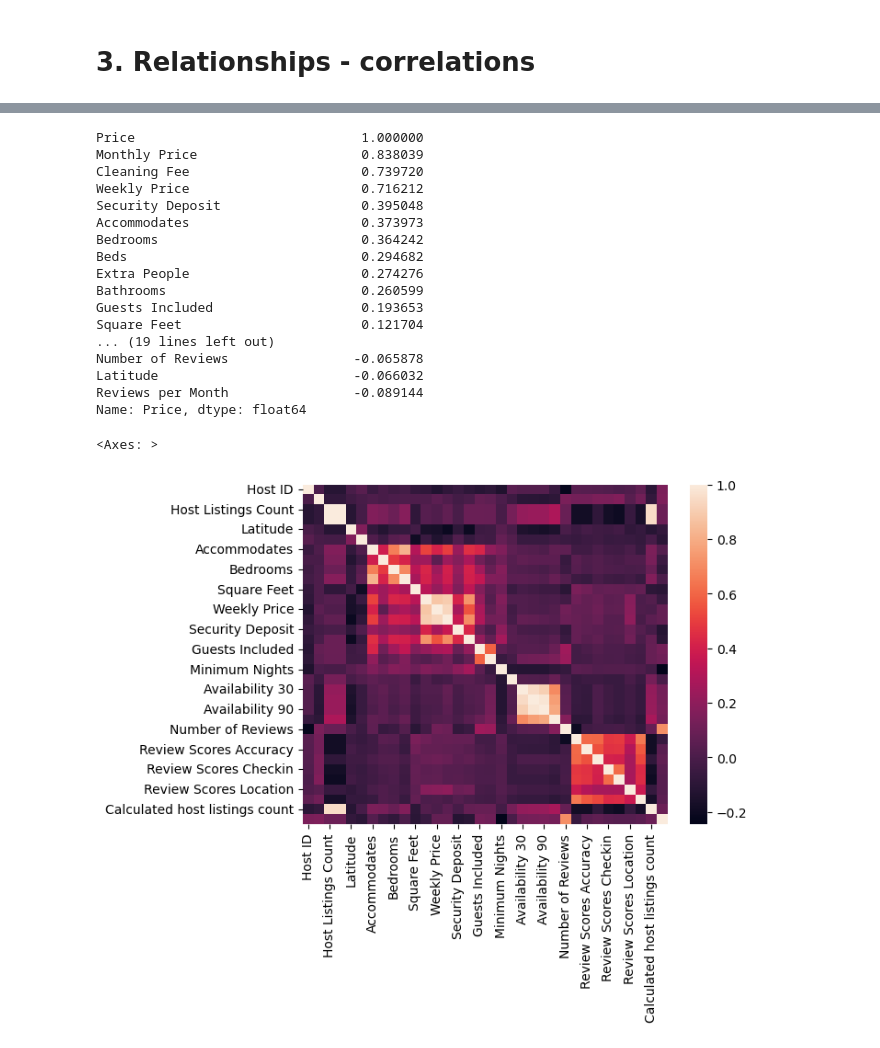
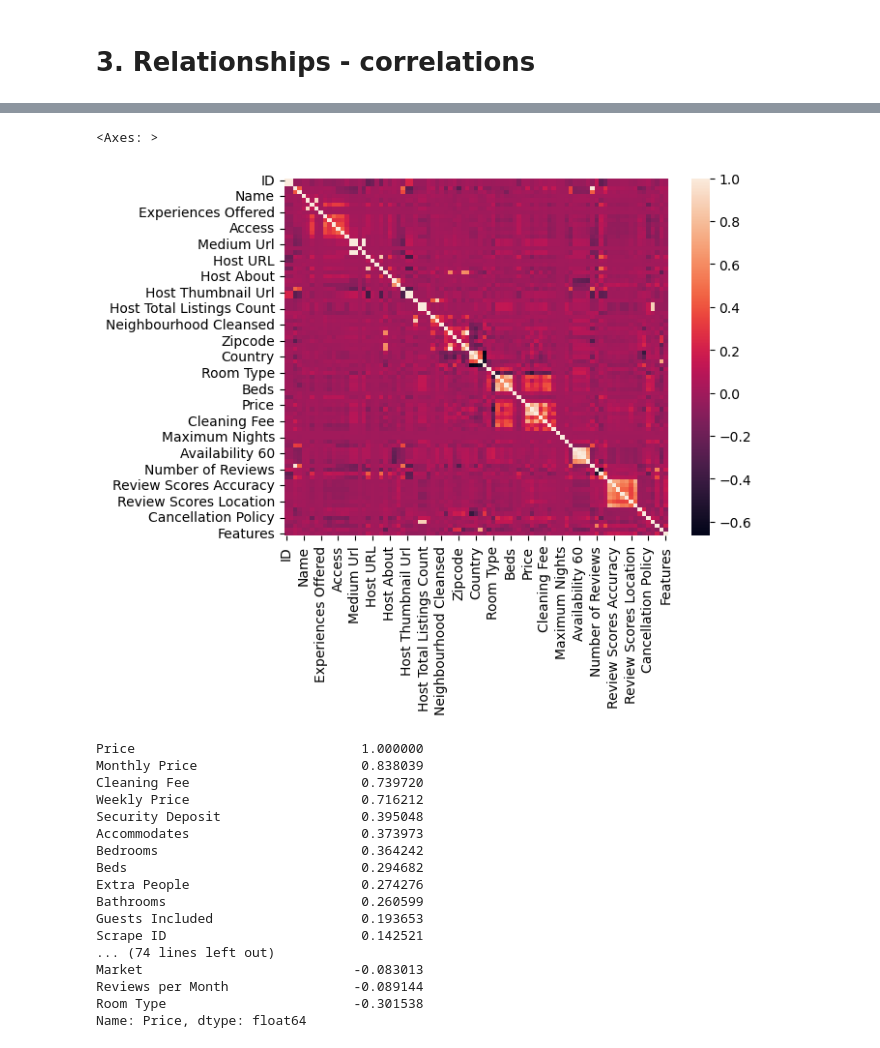
Before and after one commit to deerings/Capstone, a Jupyter notebook: Capstone Code.ipynb, the cells around one changed output, grey strips where cells are left out. Saved outputs shown, nothing was run; the diff lists cells and outputs as text; code cells hidden in the pictures.

Commit message:
SS: Label Encoding & Correlation

```diff
--- a/Capstone Code.ipynb
+++ b/Capstone Code.ipynb
@@ -477,6 +465,11 @@ The IQR method has detected many outliers across various variables in the datase
 # 3. Relationships - correlations
 # %%
 #Correlation Heatmap among all numerical variables
-num_df = df.select_dtypes(include=['float64','int64'])
-num_corr = num_df.corr()
-sns.heatmap(num_corr)
+#num_df = df.select_dtypes(include=['float64','int64'])
+#num_corr = num_df.corr()
+#sns.heatmap(num_corr)
+categorical_cols = df.select_dtypes(include=['object']).columns
+df_le = df.copy()
+for col in categorical_cols:
+    le = LabelEncoder()
+    df_le[col] = le.fit_transform(df_le[col])
@@ -486,6 +485,12 @@ sns.heatmap(num_corr)
+# %%
+df_le_corr = df_le.corr()
+sns.heatmap(df_le_corr)
+# %% [output]
+<Axes: >
+[figure, added]
 # %%
 #Correlation with Target Variable called Price
-price_corr = num_df.corr()['Price'].sort_values(ascending=False)
+price_corr = df_le.corr()['Price'].sort_values(ascending=False)
 price_corr
 # %% [output]
 Price                             1.000000
@@ -499,16 +504,9 @@ Beds                              0.294682
 Extra People                      0.274276
 Bathrooms                         0.260599
 Guests Included                   0.193653
-Square Feet                       0.121704
-... (19 lines left out)
-Number of Reviews                -0.065878
-Latitude                         -0.066032
+Scrape ID                         0.142521
+... (74 lines left out)
+Market                           -0.083013
 Reviews per Month                -0.089144
+Room Type                        -0.301538
 Name: Price, dtype: float64
-# %%
-#Non-linear correlations with Spearman
-spearman_corr = num_df.corr(method='spearman')
-sns.heatmap(spearman_corr)
-# %% [output]
-<Axes: >
-[figure, removed]
```
Also changed, not shown: parts of 6 cells of this notebook.
